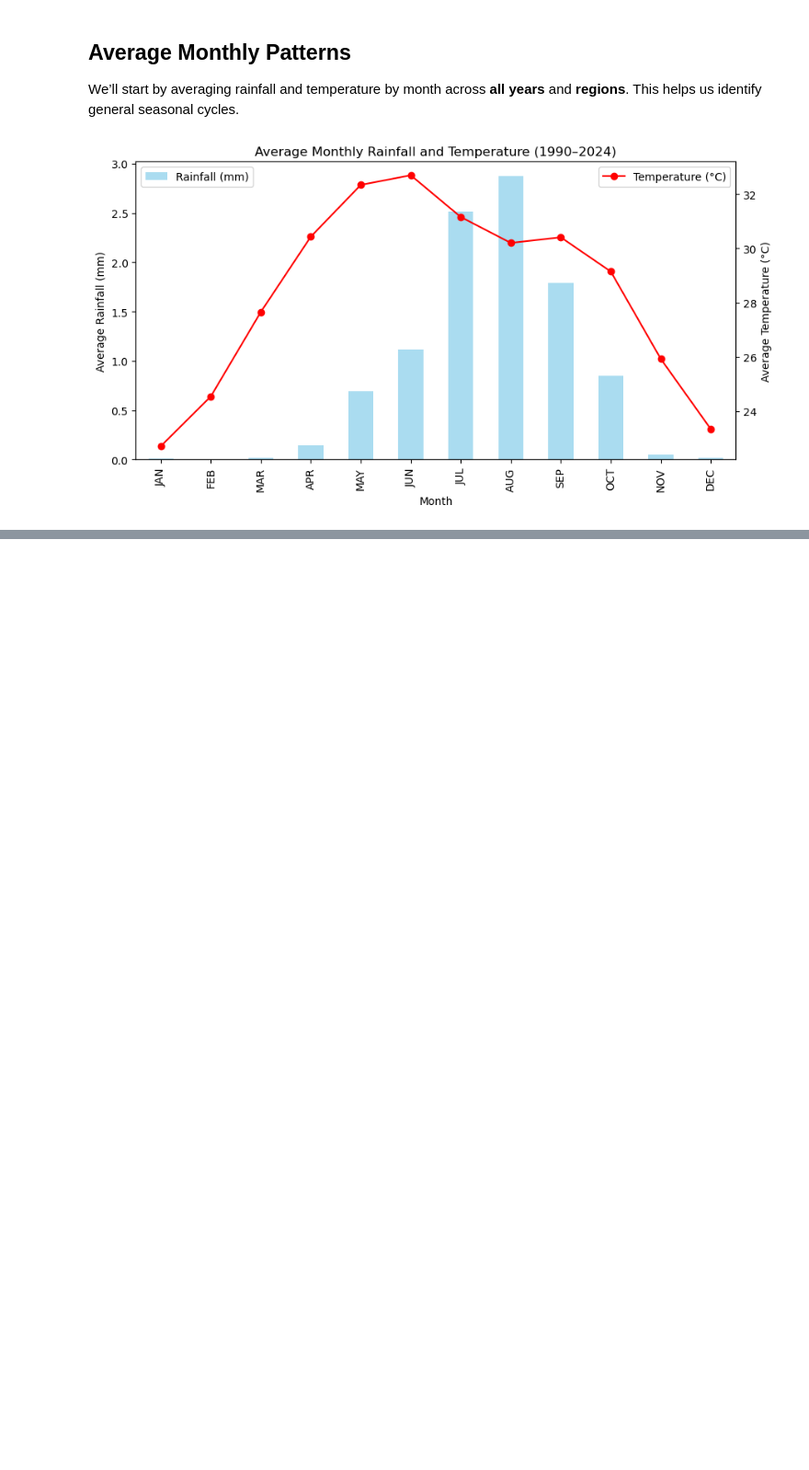
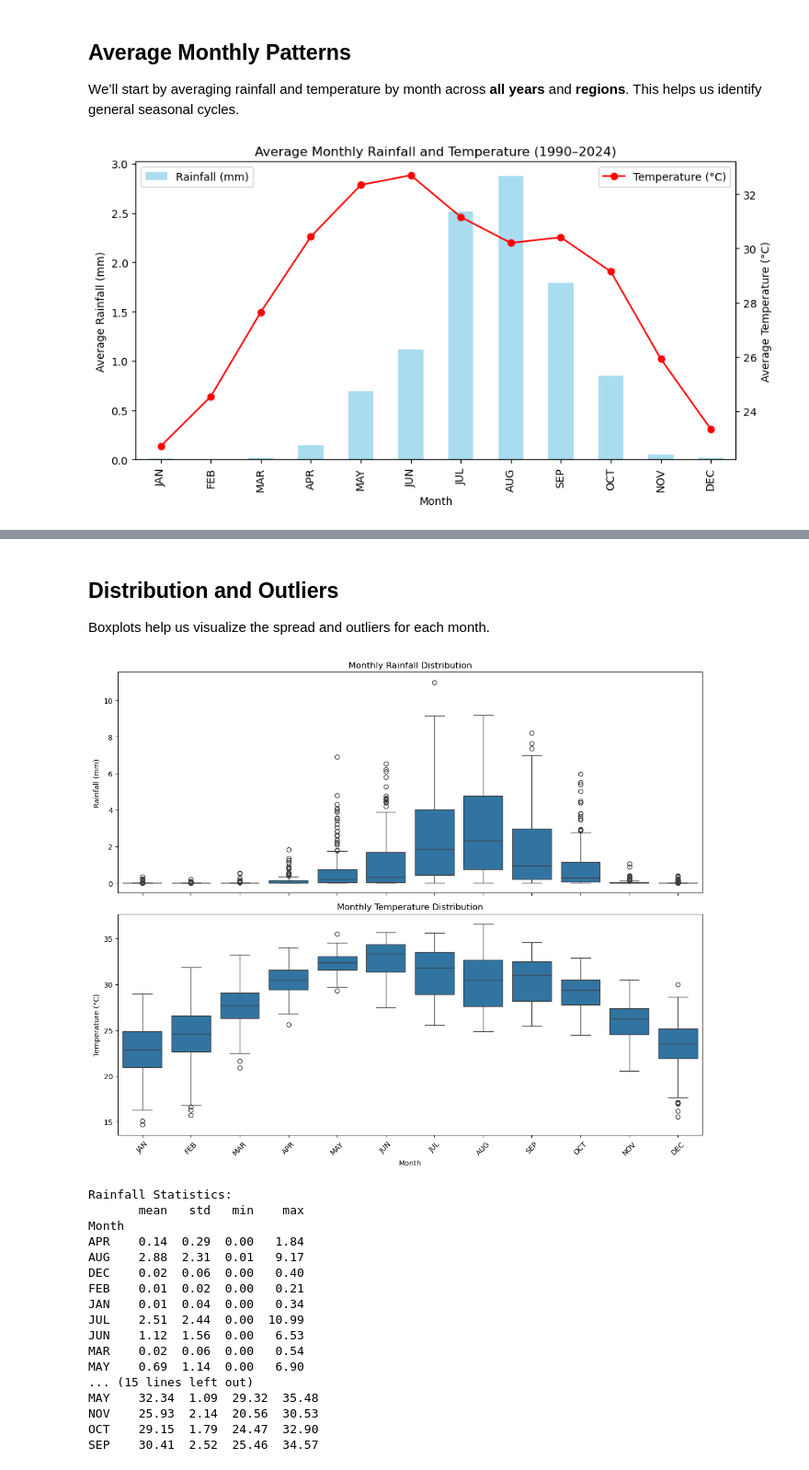
Before and after one commit to Mohamedmxz/MIT-ELO2-, a Jupyter notebook: 3_data_exploration/2_monthly_trends.ipynb, the cells around one changed output, grey strips where cells are left out. Shown at 92% size. Saved outputs shown, nothing was run; the diff lists cells and outputs as text; code cells hidden in the pictures; blank space fills up the shorter version.

```diff
--- a/3_data_exploration/2_monthly_trends.ipynb
+++ b/3_data_exploration/2_monthly_trends.ipynb
@@ -90,0 +127,50 @@ plt.show()
+# %% [markdown]
+## Distribution and Outliers
+
+Boxplots help us visualize the spread and outliers for each month.
+# %%
+# Filter out 'ANN' first
+monthly_df_filtered = monthly_df[monthly_df['Month'].isin(month_order)]
+
+fig, axes = plt.subplots(2, 1, figsize=(12,10), sharex=True)
+
+sns.boxplot(data=monthly_df_filtered, x='Month', y='Rainfall', ax=axes[0])
+axes[0].set_title('Monthly Rainfall Distribution')
+axes[0].set_ylabel('Rainfall (mm)')
+
+sns.boxplot(data=monthly_df_filtered, x='Month', y='Temperature', ax=axes[1])
+axes[1].set_title('Monthly Temperature Distribution')
+axes[1].set_ylabel('Temperature (°C)')
+
+plt.xticks(rotation=45)
+plt.tight_layout()
+plt.savefig("../3_data_exploration/Figures/monthly_distributions.png", dpi=200, bbox_inches='tight')
+plt.show()
+
+# Let's look at some statistics to understand the outliers
+print("\nRainfall Statistics:")
+rainfall_stats = monthly_df_filtered.groupby('Month')['Rainfall'].agg(['mean', 'std', 'min', 'max'])
+print(rainfall_stats.round(2))
+
+print("\nTemperature Statistics:")
+temp_stats = monthly_df_filtered.groupby('Month')['Temperature'].agg(['mean', 'std', 'min', 'max'])
+print(temp_stats.round(2))
+# %% [output]
+[figure, added]
+Rainfall Statistics:
+       mean   std   min    max
+Month
+APR    0.14  0.29  0.00   1.84
+AUG    2.88  2.31  0.01   9.17
+DEC    0.02  0.06  0.00   0.40
+FEB    0.01  0.02  0.00   0.21
+JAN    0.01  0.04  0.00   0.34
+JUL    2.51  2.44  0.00  10.99
+JUN    1.12  1.56  0.00   6.53
+MAR    0.02  0.06  0.00   0.54
+MAY    0.69  1.14  0.00   6.90
+... (15 lines left out)
+MAY    32.34  1.09  29.32  35.48
+NOV    25.93  2.14  20.56  30.53
+OCT    29.15  1.79  24.47  32.90
+SEP    30.41  2.52  25.46  34.57
```
Also changed, not shown: parts of 6 cells of this notebook, 14 other files.
